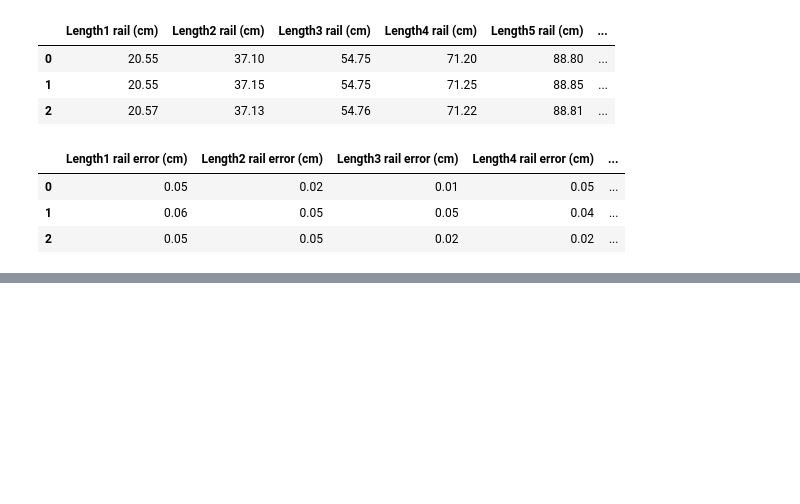
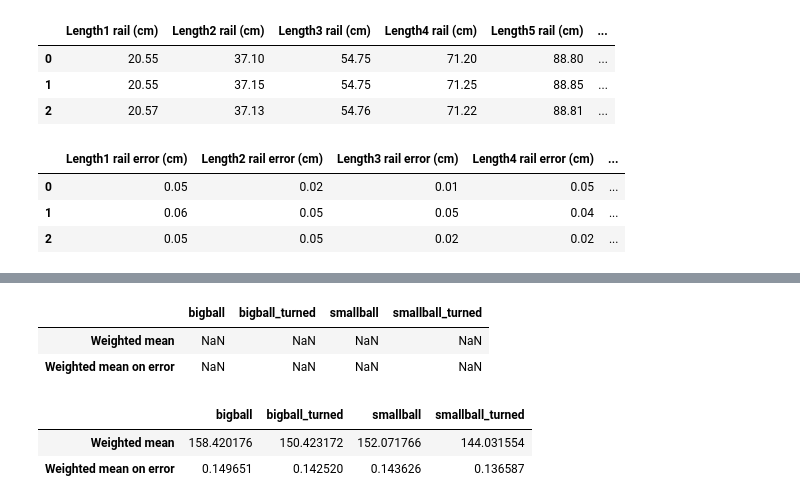
Before and after one commit to PhilKofoed/AppStat2022, a Jupyter notebook: Philip/Ballonincline/Balloninclineclac.ipynb, the cells around one changed output, grey strips where cells are left out. Cells and saved outputs as stored; diff of their text form; code cells hidden in the pictures; blank space fills up the shorter version.

```diff
--- a/Philip/Ballonincline/Balloninclineclac.ipynb
+++ b/Philip/Ballonincline/Balloninclineclac.ipynb
@@ -223,0 +186,16 @@ display(test)
+# %%
+part1 = raildf.iloc[:, np.arange(0, hl)]
+part2 = raildf.iloc[:, np.arange(hl, 2*hl)]
+part2.columns = part1.columns
+combinedf = pd.concat([part1, part2], ignore_index = True)
+
+distances = np.zeros(hl)
+errors_on_distances = np.zeros(hl)
+
+for idx, (name, value) in enumerate(combinedf.iteritems()):
+    value = value.values
+    distances[idx] = np.mean(value)
+    print(np.std(value))
+    errors_on_distances[idx] = np.std(value)#/np.sqrt(len(combinedf.columns))
+
+print(distances, errors_on_distances)
@@ -223,0 +338,15 @@ display(test)
+# %%
+a_dataframe = pd.DataFrame({"bigball": [np.nan, np.nan], "bigball_turned": [np.nan, np.nan], "smallball": [np.nan, np.nan], "smallball_turned": [np.nan, np.nan]}, index = ["Weighted mean", "Weighted mean on error"])
+display(a_dataframe)
+for data, name in zip([paramatrix_big, paramatrix_big_t, paramatrix_small, paramatrix_small_t], a_dataframe.columns):
+    wm = weighted_mean(data[0, :], data[3, :])
+    sigmam = weighted_error_on_mean(data[3, :])
+    a_dataframe[name] = [wm, sigmam]
+display(a_dataframe)
+# %% [output]
+|  | bigball | bigball_turned | smallball | smallball_turned |
+| Weighted mean | NaN | NaN | NaN | NaN |
+| Weighted mean on error | NaN | NaN | NaN | NaN |
+|  | bigball | bigball_turned | smallball | smallball_turned |
+| Weighted mean | 158.420176 | 150.423172 | 152.071766 | 144.031554 |
+| Weighted mean on error | 0.149651 | 0.142520 | 0.143626 | 0.136587 |
```
Also changed, not shown: parts of 11 cells of this notebook, 2 other files.
